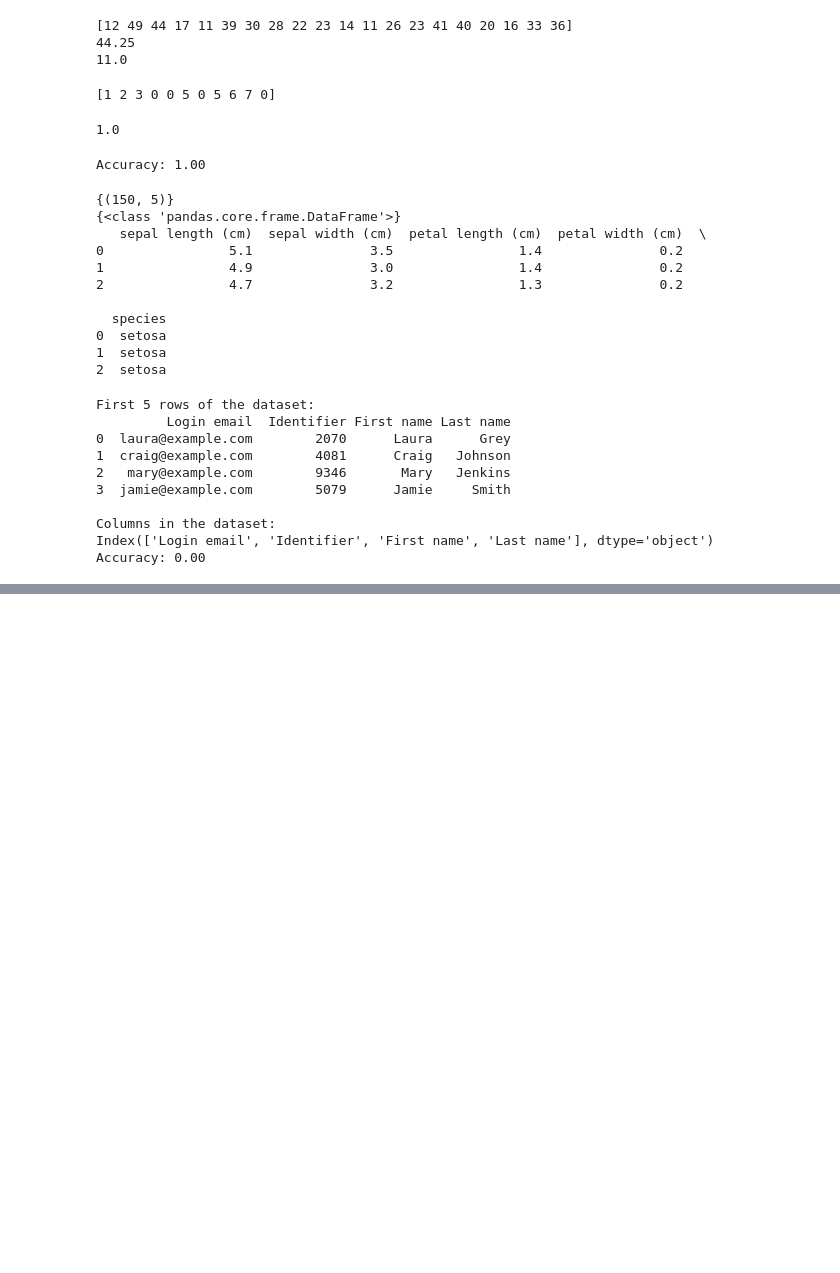
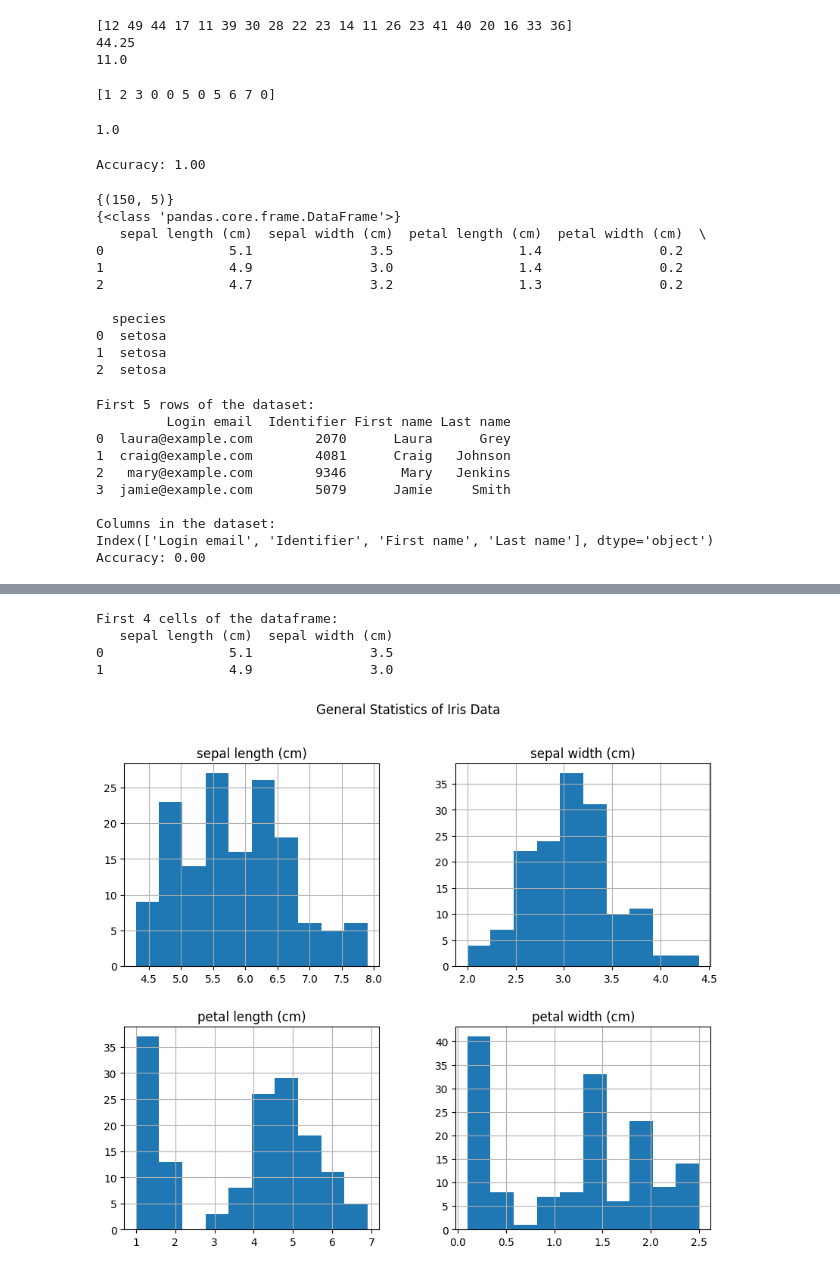
Before and after one commit to MohitNaren/ML, a Jupyter notebook: MLlab.ipynb, the cells around one changed output, grey strips where cells are left out. Saved outputs shown, nothing was run; the diff lists cells and outputs as text; code cells hidden in the pictures; blank space fills up the shorter version.

```diff
--- a/MLlab.ipynb
+++ b/MLlab.ipynb
@@ -211,0 +276,12 @@ Accuracy: 0.00
+# %%
+import pandas as pd
+from sklearn import datasets
+
+# Load the iris dataset
+iris = datasets.load_iris()
+
+# Convert the data to a DataFrame
+df = pd.DataFrame(iris.data, columns=iris.feature_names)
+
+# Basic statistical details
+print(df.describe())
@@ -211,0 +308,22 @@ Accuracy: 0.00
+# %%
+import pandas as pd
+from sklearn import datasets
+
+# Load the iris dataset
+iris = datasets.load_iris()
+
+# Convert the data to a DataFrame
+df = pd.DataFrame(iris.data, columns=iris.feature_names)
+
+# Add target column (species names)
+df['species'] = iris.target_names[iris.target]
+
+# Get observations of each species
+print("Observations of Setosa:")
+print(df[df['species'] == 'setosa'])
+
+print("\nObservations of Versicolor:")
+print(df[df['species'] == 'versicolor'])
+
+print("\nObservations of Virginica:")
+print(df[df['species'] == 'virginica'])
@@ -211,0 +348,28 @@ Accuracy: 0.00
+# %%
+import pandas as pd
+from sklearn import datasets
+
+# Load the iris dataset from sklearn
+iris = datasets.load_iris()
+
+# Access the first four cells using index and column labels (first 2 rows, first 2 columns)
+print("First 4 cells of the dataframe:")
+print(df.iloc[0:2, 0:2])  # This accesses the first 2 rows and first 2 columns (2 x 2 = 4 cells)
+# %% [output]
+First 4 cells of the dataframe:
+   sepal length (cm)  sepal width (cm)
+0                5.1               3.5
+1                4.9               3.0
+# %%
+import pandas as pd
+import matplotlib.pyplot as plt
+
+# Load the iris dataset (from CSV)
+
+
+# Plot general statistics (histograms for each feature)
+df.hist(figsize=(10, 8))
+plt.suptitle('General Statistics of Iris Data')
+plt.show()
+# %% [output]
+[figure, added]
```
Also changed, not shown: parts of 5 cells of this notebook.
